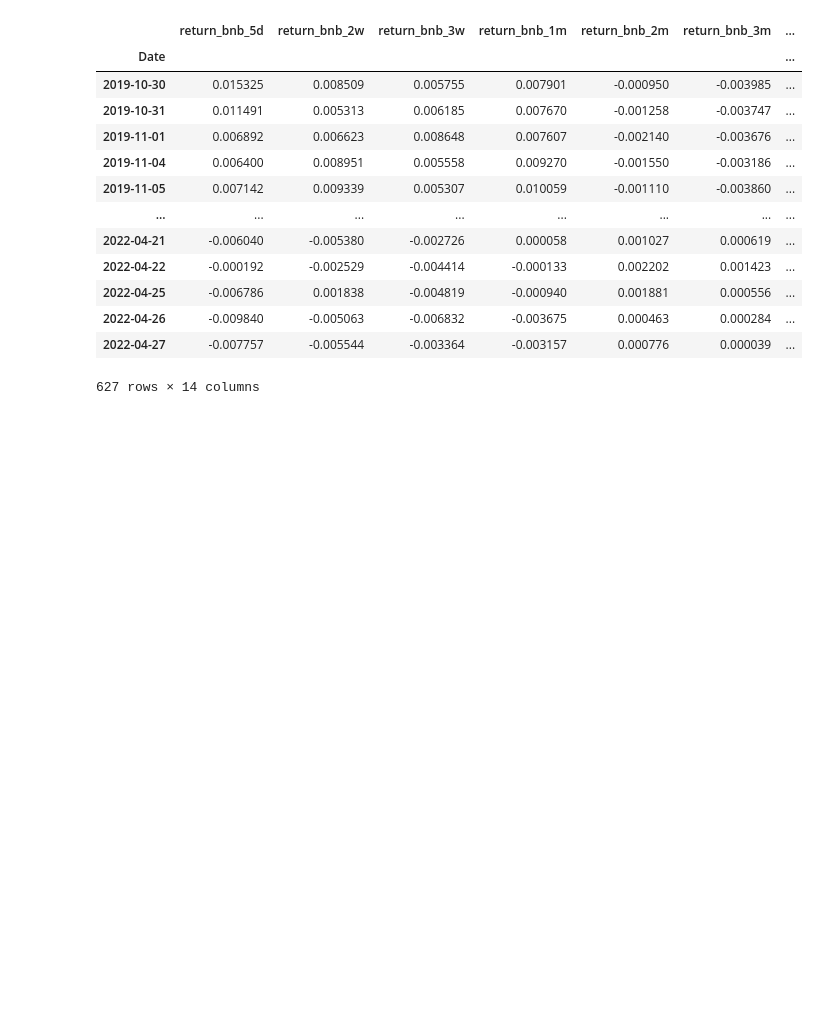
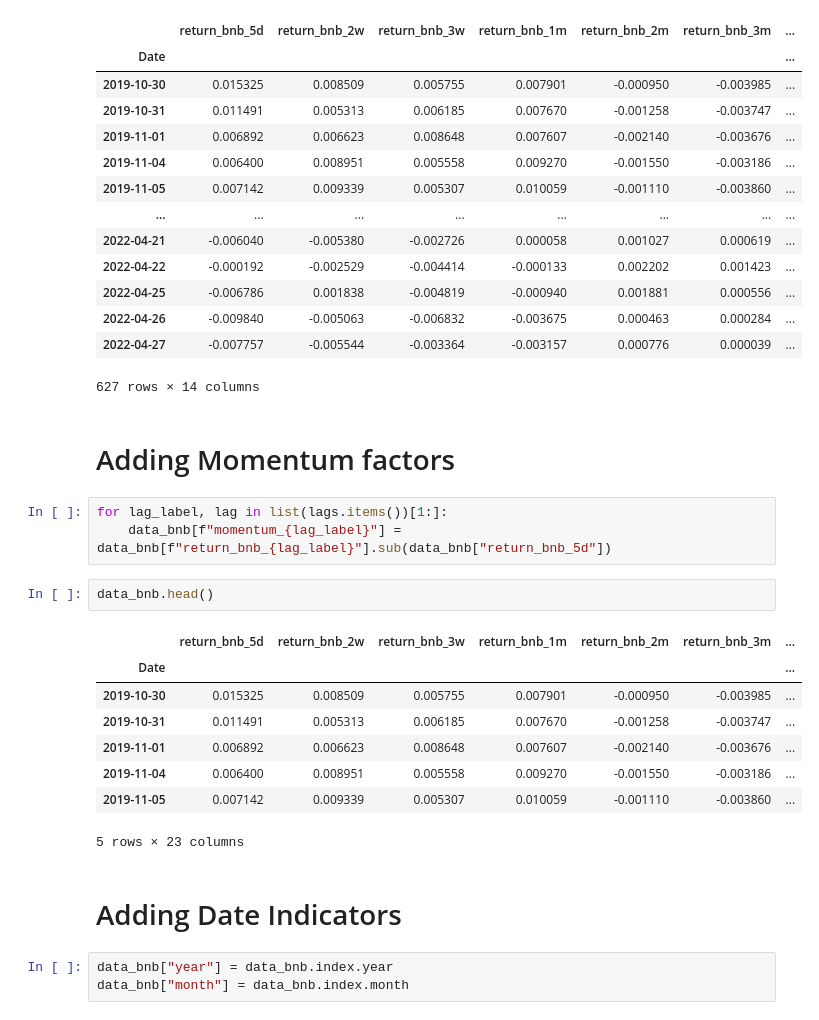
Before and after one commit to dlama001/Final-project-ML4T-large-cap-cryptos-, a Jupyter notebook: final project-crypto.ipynb, the cells around one changed output. Drawn from its saved outputs; the diff is of its cells as text; blank space fills up the shorter version.

```diff
--- a/final project-crypto.ipynb
+++ b/final project-crypto.ipynb
@@ -711,3 +711,24 @@ data_bnb
 | 2022-04-26 | -0.009840 | -0.005063 | -0.006832 | -0.003675 | 0.000463 | 0.000284 | ... |
 | 2022-04-27 | -0.007757 | -0.005544 | -0.003364 | -0.003157 | 0.000776 | 0.000039 | ... |
 627 rows × 14 columns
+# %% [markdown]
+# Adding Momentum factors
+# %%
+for lag_label, lag in list(lags.items())[1:]:
+    data_bnb[f"momentum_{lag_label}"] = data_bnb[f"return_bnb_{lag_label}"].sub(data_bnb["return_bnb_5d"])
+# %%
+data_bnb.head()
+# %% [output]
+|  | return_bnb_5d | return_bnb_2w | return_bnb_3w | return_bnb_1m | return_bnb_2m | return_bnb_3m | ... |
+| Date |  |  |  |  |  |  | ... |
+| 2019-10-30 | 0.015325 | 0.008509 | 0.005755 | 0.007901 | -0.000950 | -0.003985 | ... |
+| 2019-10-31 | 0.011491 | 0.005313 | 0.006185 | 0.007670 | -0.001258 | -0.003747 | ... |
+| 2019-11-01 | 0.006892 | 0.006623 | 0.008648 | 0.007607 | -0.002140 | -0.003676 | ... |
+| 2019-11-04 | 0.006400 | 0.008951 | 0.005558 | 0.009270 | -0.001550 | -0.003186 | ... |
+| 2019-11-05 | 0.007142 | 0.009339 | 0.005307 | 0.010059 | -0.001110 | -0.003860 | ... |
+5 rows × 23 columns
+# %% [markdown]
+# Adding Date Indicators
+# %%
+data_bnb["year"] = data_bnb.index.year
+data_bnb["month"] = data_bnb.index.month
```
Also changed, not shown: parts of 27 cells of this notebook.
